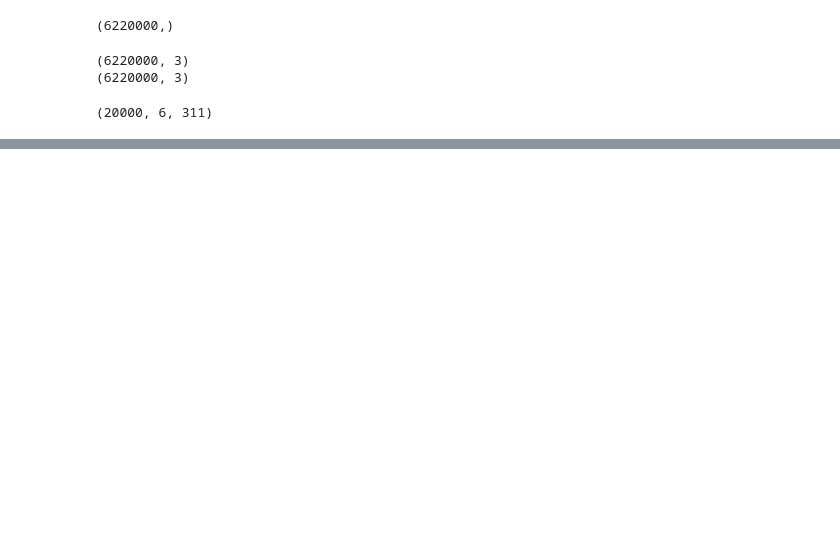
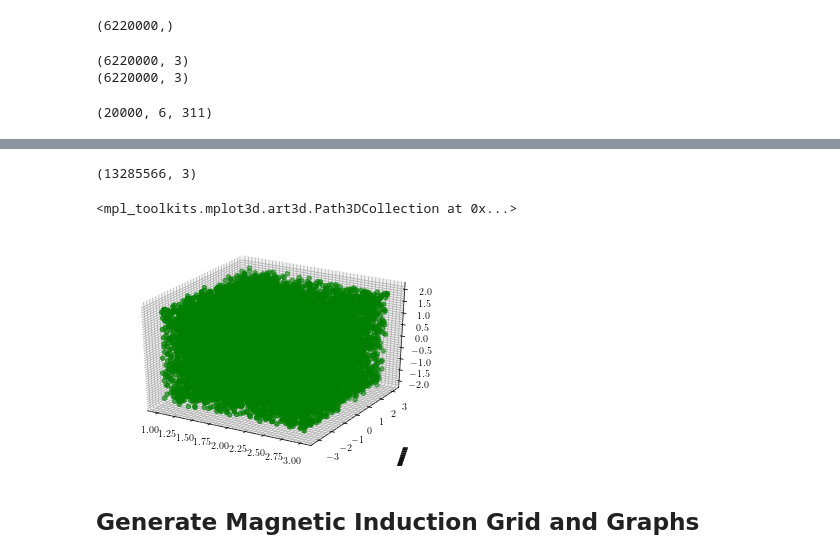
Before and after one commit to hlane17/notebooks, a Jupyter notebook: crunchTheta.ipynb, the cells around one changed output, grey strips where cells are left out. Cells and saved outputs as stored; diff of their text form; code cells hidden in the pictures; blank space fills up the shorter version.

```diff
--- a/crunchTheta.ipynb
+++ b/crunchTheta.ipynb
@@ -110,3 +108,17 @@ plt.savefig("/home/hlane/yt-conda/PPPL/plots/crunchTheta_deltaVmap.pdf",bbox_inc
+# %%
+from mpl_toolkits import mplot3d
+import numpy as np
+import matplotlib.pyplot as plt
+n = 1000
+print(np.shape(Coordinates))
+ax = plt.axes(projection ="3d")
+ax.scatter3D(Coordinates[:,0][::n], Coordinates[:,1][::n], Coordinates[:,2][::n], color = "green")
+# %% [output]
+(13285566, 3)
+<mpl_toolkits.mplot3d.art3d.Path3DCollection at 0x...>
+[figure, added]
+# %% [markdown]
+## Generate Magnetic Induction Grid and Graphs
 # %%
 filename = 'testsnap_B.hdf5'
 F = h5py.File(filename, "r")
```
Also changed, not shown: parts of 14 cells of this notebook, 1 other file.
